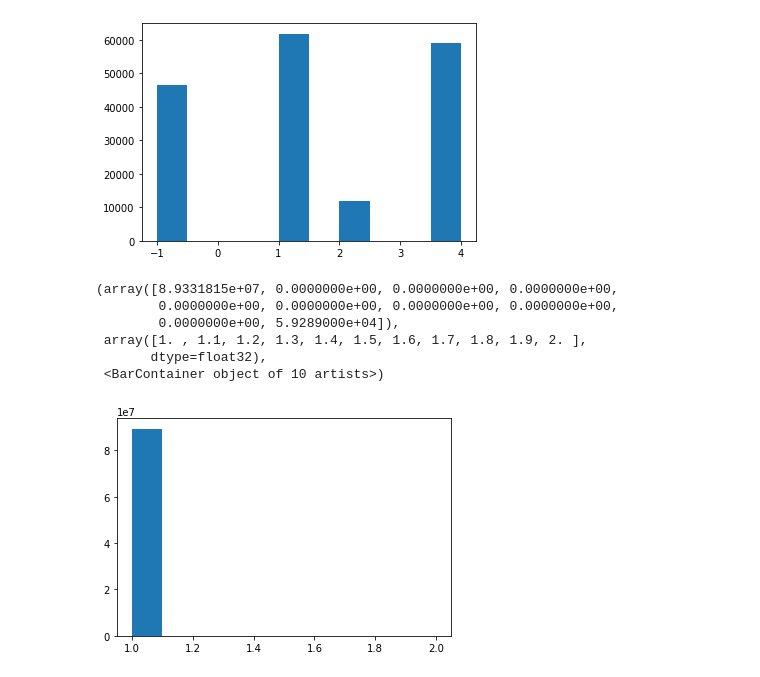
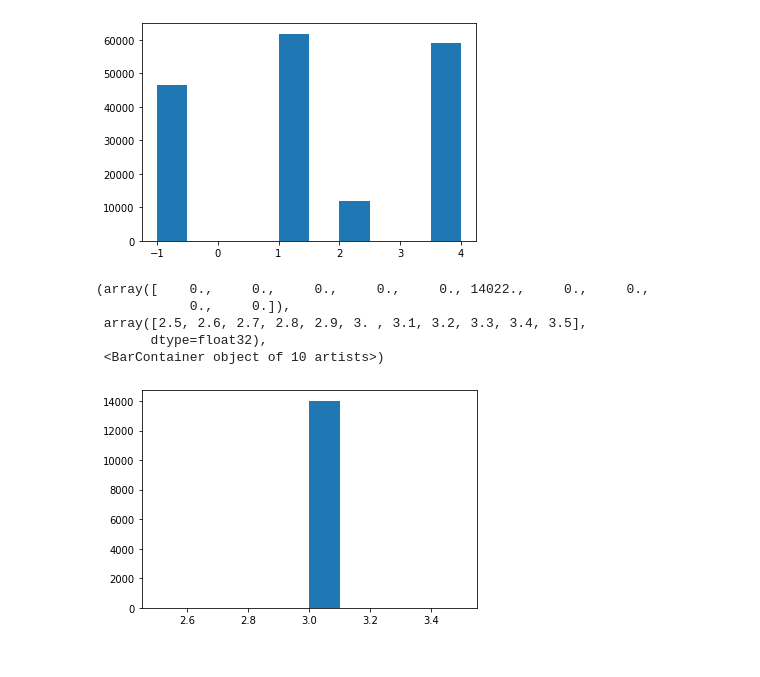
Before and after one commit to snme/fasterrib, a Jupyter notebook: data_exploration/inference_results.ipynb, the cells around one changed output. Drawn from its saved outputs; the diff is of its cells as text; code cells hidden in the pictures.

```diff
--- a/data_exploration/inference_results.ipynb
+++ b/data_exploration/inference_results.ipynb
@@ -58,12 +60,11 @@ plt.hist(labels[labels != 0].flatten())
  <BarContainer object of 10 artists>)
 [figure]
 # %%
-plt.hist(prediction.flatten())
+plt.hist(prediction[prediction != 1].flatten())
 # %% [output]
-(array([8.9331815e+07, 0.0000000e+00, 0.0000000e+00, 0.0000000e+00,
-        0.0000000e+00, 0.0000000e+00, 0.0000000e+00, 0.0000000e+00,
-        0.0000000e+00, 5.9289000e+04]),
- array([1. , 1.1, 1.2, 1.3, 1.4, 1.5, 1.6, 1.7, 1.8, 1.9, 2. ],
+(array([    0.,     0.,     0.,     0.,     0., 14022.,     0.,     0.,
+            0.,     0.]),
+ array([2.5, 2.6, 2.7, 2.8, 2.9, 3. , 3.1, 3.2, 3.3, 3.4, 3.5],
        dtype=float32),
  <BarContainer object of 10 artists>)
-[figure, old version]
+[figure, new version]
```
Also changed, not shown: parts of 9 cells of this notebook, 5 other files.
